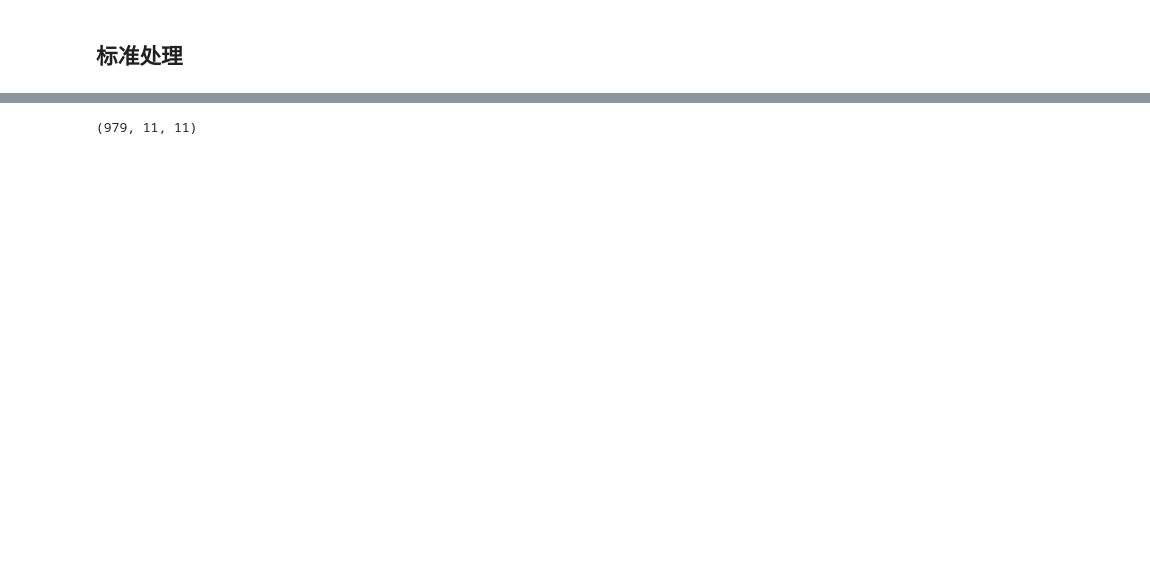
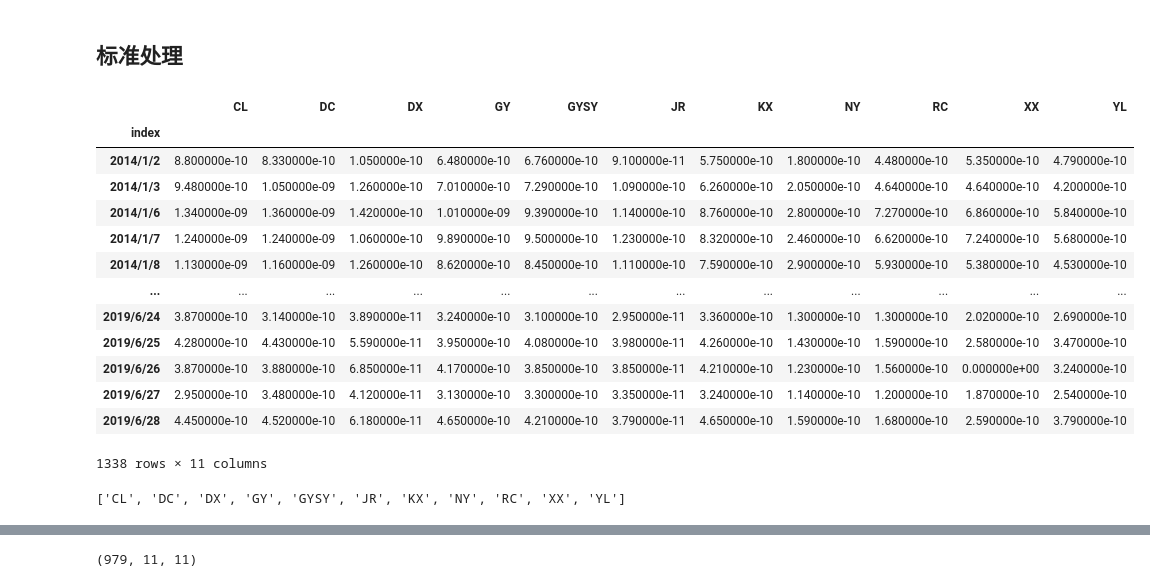
Before and after one commit to jyyskywalker/liquidity, a Jupyter notebook: code/net/test_tensor.ipynb, the cells around one changed output, grey strips where cells are left out. Drawn from its saved outputs; the diff is of its cells as text; code cells hidden in the pictures; blank space fills up the shorter version.

```diff
--- a/code/net/test_tensor.ipynb
+++ b/code/net/test_tensor.ipynb
@@ -116,6 +116,27 @@ class gundong_tensor():
 # %%
 file_path='./now/zong.csv'
 data = pd.read_csv(file_path, index_col = 0)
+# %%
+data
+# %% [output]
+|  | CL | DC | DX | GY | GYSY | JR | KX | NY | RC | XX | YL |
+| index |  |  |  |  |  |  |  |  |  |  |  |
+| 2014/1/2 | 8.800000e-10 | 8.330000e-10 | 1.050000e-10 | 6.480000e-10 | 6.760000e-10 | 9.100000e-11 | 5.750000e-10 | 1.800000e-10 | 4.480000e-10 | 5.350000e-10 | 4.790000e-10 |
+| 2014/1/3 | 9.480000e-10 | 1.050000e-09 | 1.260000e-10 | 7.010000e-10 | 7.290000e-10 | 1.090000e-10 | 6.260000e-10 | 2.050000e-10 | 4.640000e-10 | 4.640000e-10 | 4.200000e-10 |
+| 2014/1/6 | 1.340000e-09 | 1.360000e-09 | 1.420000e-10 | 1.010000e-09 | 9.390000e-10 | 1.140000e-10 | 8.760000e-10 | 2.800000e-10 | 7.270000e-10 | 6.860000e-10 | 5.840000e-10 |
+| 2014/1/7 | 1.240000e-09 | 1.240000e-09 | 1.060000e-10 | 9.890000e-10 | 9.500000e-10 | 1.230000e-10 | 8.320000e-10 | 2.460000e-10 | 6.620000e-10 | 7.240000e-10 | 5.680000e-10 |
+| 2014/1/8 | 1.130000e-09 | 1.160000e-09 | 1.260000e-10 | 8.620000e-10 | 8.450000e-10 | 1.110000e-10 | 7.590000e-10 | 2.900000e-10 | 5.930000e-10 | 5.380000e-10 | 4.530000e-10 |
+| ... | ... | ... | ... | ... | ... | ... | ... | ... | ... | ... | ... |
+| 2019/6/24 | 3.870000e-10 | 3.140000e-10 | 3.890000e-11 | 3.240000e-10 | 3.100000e-10 | 2.950000e-11 | 3.360000e-10 | 1.300000e-10 | 1.300000e-10 | 2.020000e-10 | 2.690000e-10 |
+| 2019/6/25 | 4.280000e-10 | 4.430000e-10 | 5.590000e-11 | 3.950000e-10 | 4.080000e-10 | 3.980000e-11 | 4.260000e-10 | 1.430000e-10 | 1.590000e-10 | 2.580000e-10 | 3.470000e-10 |
+| 2019/6/26 | 3.870000e-10 | 3.880000e-10 | 6.850000e-11 | 4.170000e-10 | 3.850000e-10 | 3.850000e-11 | 4.210000e-10 | 1.230000e-10 | 1.560000e-10 | 0.000000e+00 | 3.240000e-10 |
+| 2019/6/27 | 2.950000e-10 | 3.480000e-10 | 4.120000e-11 | 3.130000e-10 | 3.300000e-10 | 3.350000e-11 | 3.240000e-10 | 1.140000e-10 | 1.200000e-10 | 1.870000e-10 | 2.540000e-10 |
+| 2019/6/28 | 4.450000e-10 | 4.520000e-10 | 6.180000e-11 | 4.650000e-10 | 4.210000e-10 | 3.790000e-11 | 4.650000e-10 | 1.590000e-10 | 1.680000e-10 | 2.590000e-10 | 3.790000e-10 |
+1338 rows × 11 columns
+# %%
+[column for column in data]
+# %% [output]
+['CL', 'DC', 'DX', 'GY', 'GYSY', 'JR', 'KX', 'NY', 'RC', 'XX', 'YL']
 # %%
 gundong_data = gundong_tensor(data, gundong_time=360, k_lag=2)
 # %%
```
Also changed, not shown: parts of 10 cells of this notebook, 18 other files.
